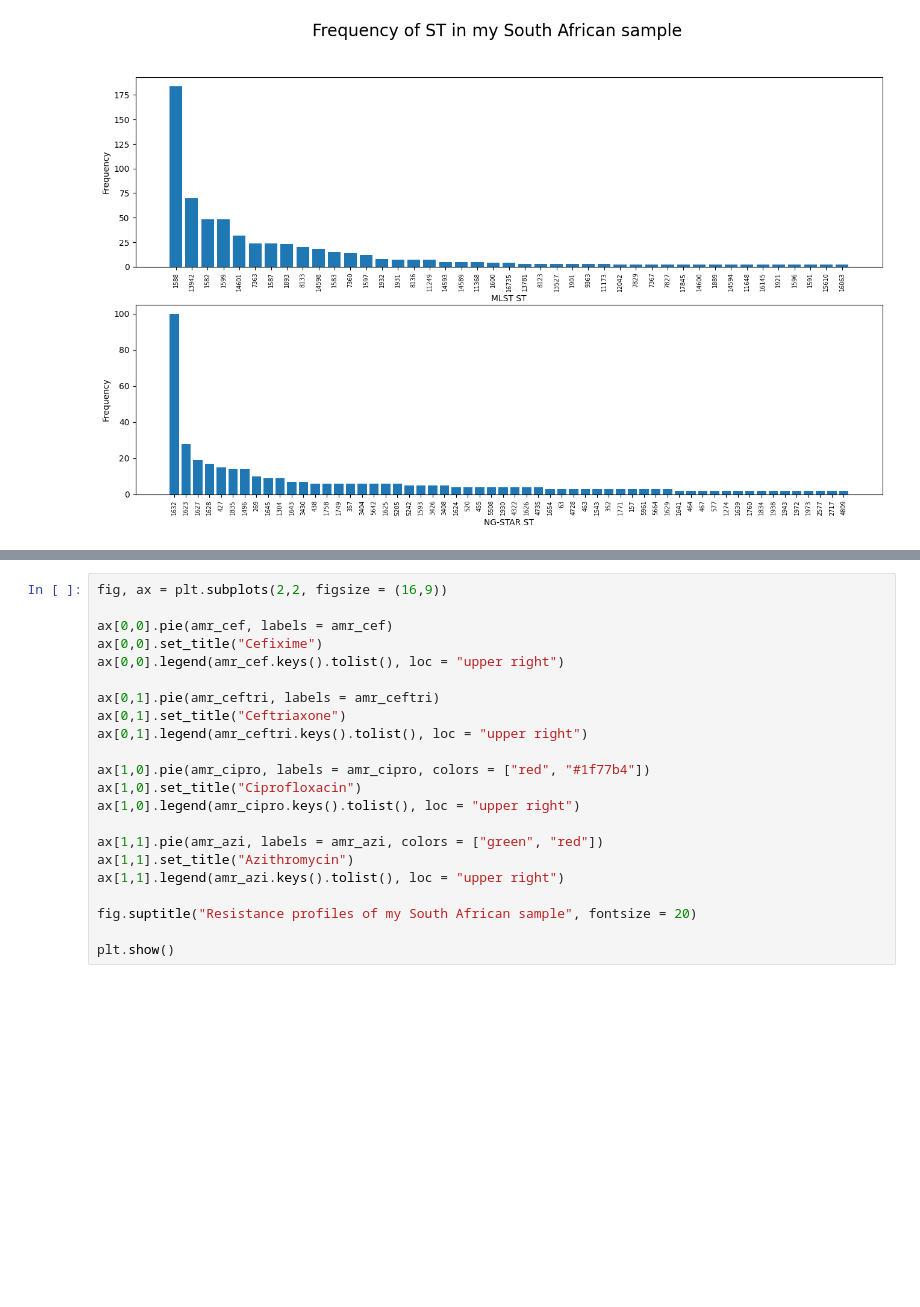
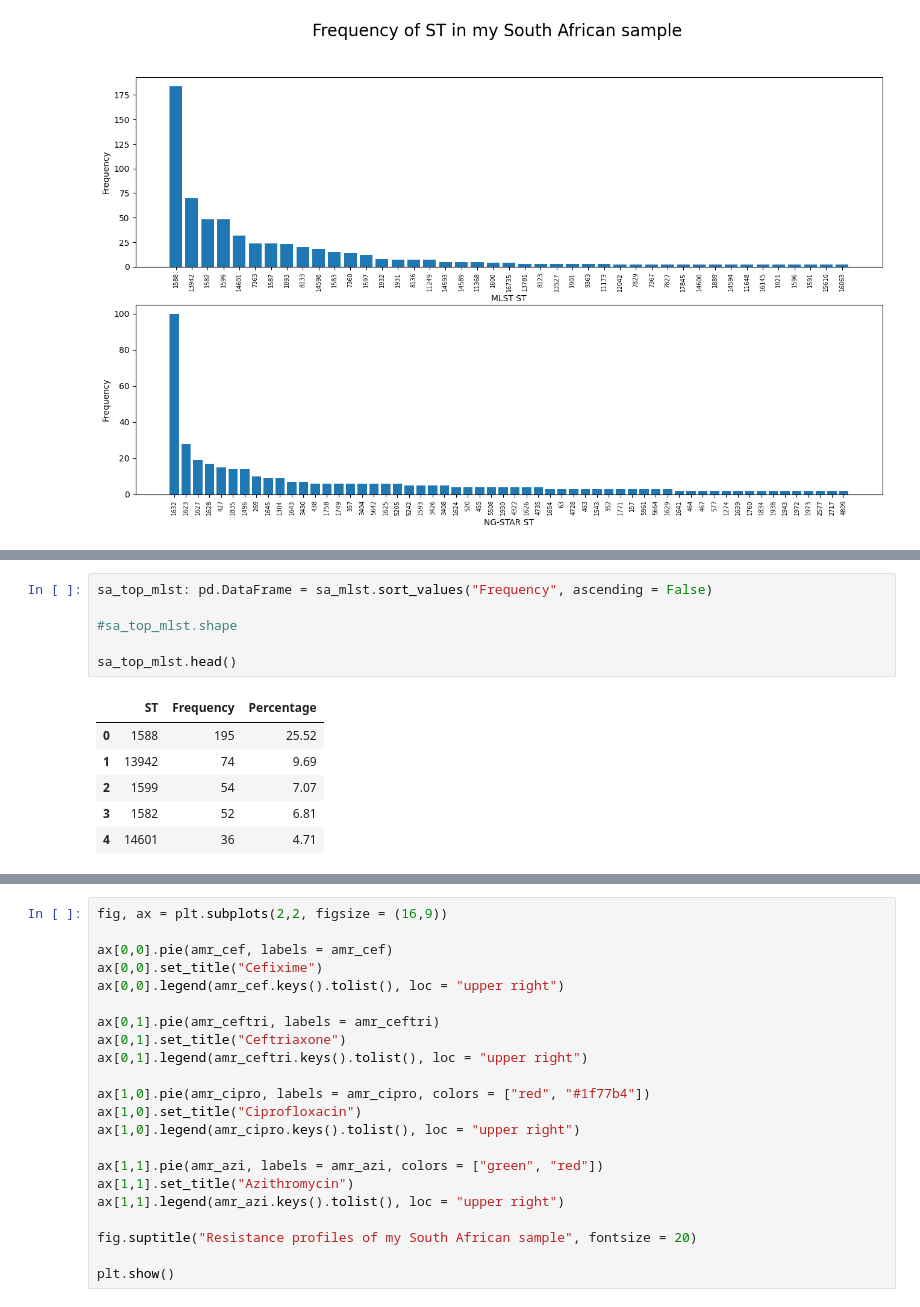
Before and after one commit to watchlotr/NGonorrhoeae_Y4, a Jupyter notebook: NG_Figures.ipynb, the cells around one changed output, grey strips where cells are left out. Saved outputs shown, nothing was run; the diff lists cells and outputs as text; blank space fills up the shorter version.

```diff
--- a/NG_Figures.ipynb
+++ b/NG_Figures.ipynb
@@ -111,0 +137,13 @@ plt.show()
+# %%
+sa_top_mlst: pd.DataFrame = sa_mlst.sort_values("Frequency", ascending = False)
+
+#sa_top_mlst.shape
+
+sa_top_mlst.head()
+# %% [output]
+|  | ST | Frequency | Percentage |
+| 0 | 1588 | 195 | 25.52 |
+| 1 | 13942 | 74 | 9.69 |
+| 2 | 1599 | 54 | 7.07 |
+| 3 | 1582 | 52 | 6.81 |
+| 4 | 14601 | 36 | 4.71 |
```
Also changed, not shown: parts of 33 cells of this notebook, 1 other file.
